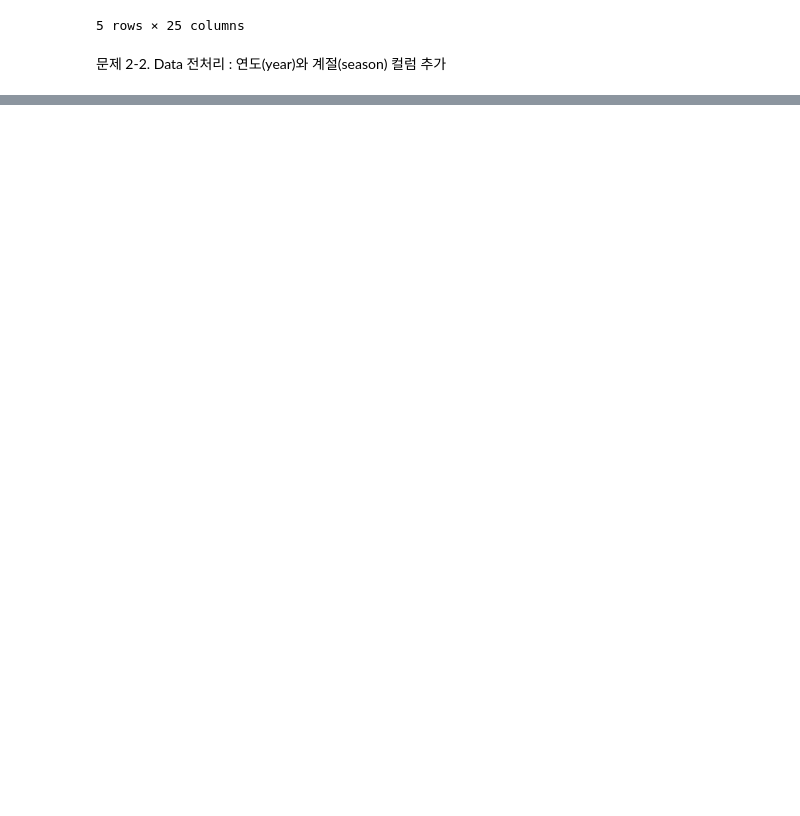
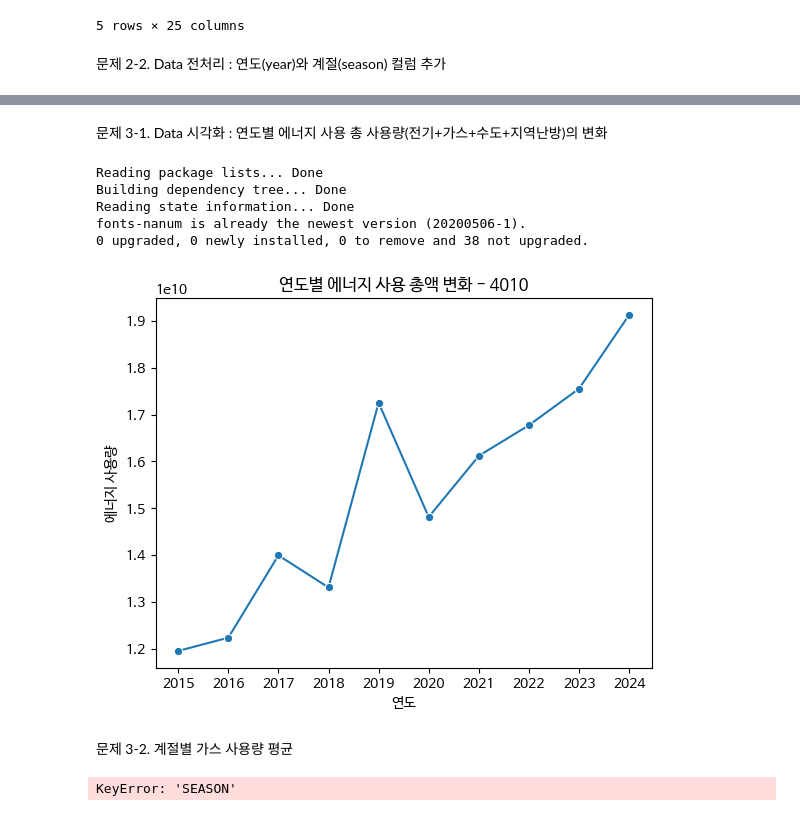
Before and after one commit to shyoonCS/DataAnalysis, a Jupyter notebook: Report202502.ipynb, the cells around one changed output, grey strips where cells are left out. Drawn from its saved outputs; the diff is of its cells as text; code cells hidden in the pictures; blank space fills up the shorter version.

```diff
--- a/Report202502.ipynb
+++ b/Report202502.ipynb
@@ -78,4 +78,17 @@ df.head()
 #df.head()
 
 # 계절(SEASON) 컬럼 추가
-#def season
+def f_season(MON) :
+  if MON in ['03','04','05'] :
+    return '봄'
+  elif MON in ['06','07','08'] :
+    return '여름'
+  elif MON in ['09','10','11'] :
+    return '가을'
+  elif MON in ['12','01','02'] :
+    return '겨울'
+  else :
+    return 'N/A'
+
+df['SEASON'] = df['MON'].apply(f_season)
+#df
@@ -106,0 +95,52 @@ memory usage: 12.1+ KB
+# %% [markdown]
+문제 3-1. Data 시각화 : 연도별 에너지 사용 총 사용량(전기+가스+수도+지역난방)의 변화
+# %%
+# 한글 처리를 위한 matplotlib 설정 (1)
+
+!sudo apt-get install -y fonts-nanum
+!sudo fc-cache –fv
+!rm ~/.cache/matplotlib -rf
+
+# 한글 처리를 위한 matplotlib 설정 (2)
+
+import matplotlib.pyplot as plt
+plt.rc('font', family='NanumBarunGothic')
+# %% [output]
+Reading package lists... Done
+Building dependency tree... Done
+Reading state information... Done
+fonts-nanum is already the newest version (20200506-1).
+0 upgraded, 0 newly installed, 0 to remove and 38 not upgraded.
+# %%
+import matplotlib.pyplot as plt
+import seaborn as sns #matplotlib 확장
+
+df['EUS'] = pd.to_numeric(df['EUS'])
+df['GUS'] = pd.to_numeric(df['GUS'])
+df['WUS'] = pd.to_numeric(df['WUS'])
+df['HUS'] = pd.to_numeric(df['HUS'])
+df['TOTAL'] = df['EUS'] + df['GUS'] + df['WUS'] + df['HUS']
+df_total = df.groupby('YEAR')[['TOTAL','EUS','GUS','WUS','HUS']].sum()
+#print(df_total)
+df_total.to_excel('total.xlsx')
+
+#plt.figure(figsize=(12, 6))
+sns.lineplot(data=df_total, x='YEAR', y='TOTAL', marker='o')
+plt.title("연도별 에너지 사용 총액 변화 - 4010")
+plt.xlabel("연도")
+plt.ylabel("에너지 사용량")
+plt.show()
+# %% [output]
+[figure, added]
+# %% [markdown]
+ 문제 3-2. 계절별 가스 사용량 평균
+# %%
+df_gas = df.groupby('SEASON')['GUS'].mean()
+#계절별 소팅
+season_order = ['봄', '여름', '가을', '겨울']
+df_gas['SEASON'] = pd.Categorical(df_gas['SEASON'], categories = season_order, ordered = True )
+
+# 정렬
+# df_gas.sort_values('SEASON')
+# %% [output]
+KeyError: 'SEASON'
```
Also changed, not shown: parts of 2 cells of this notebook.
